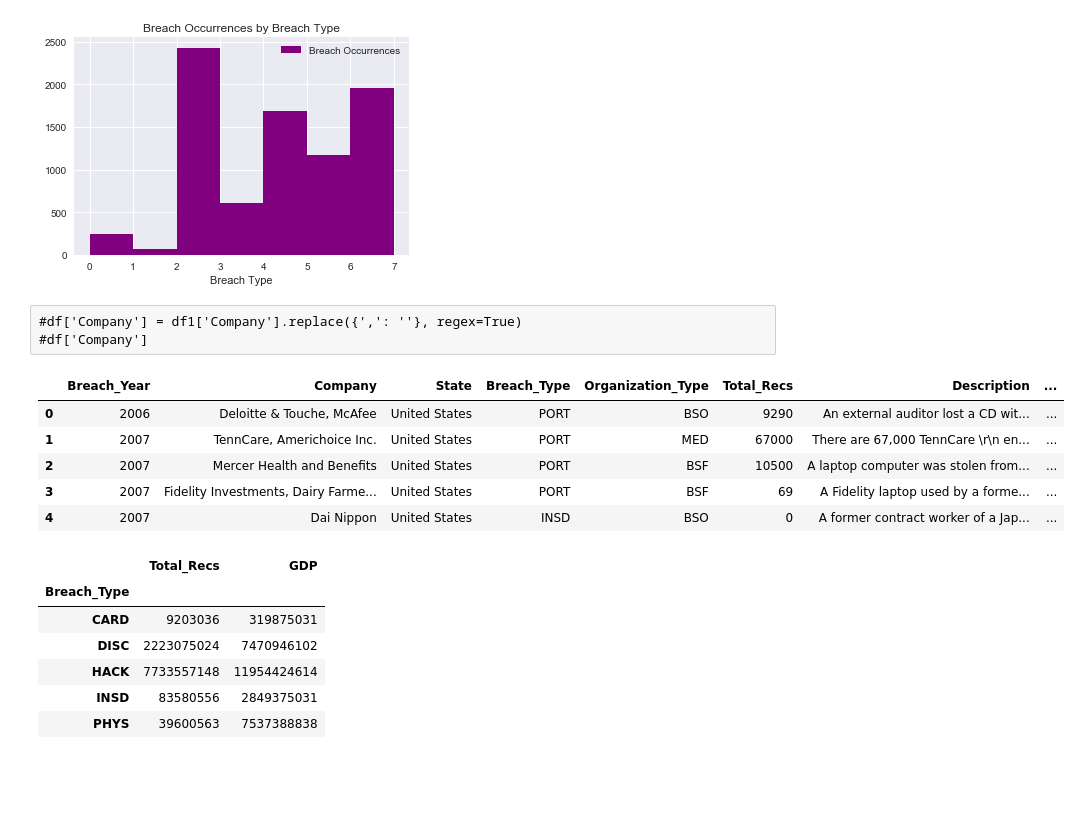
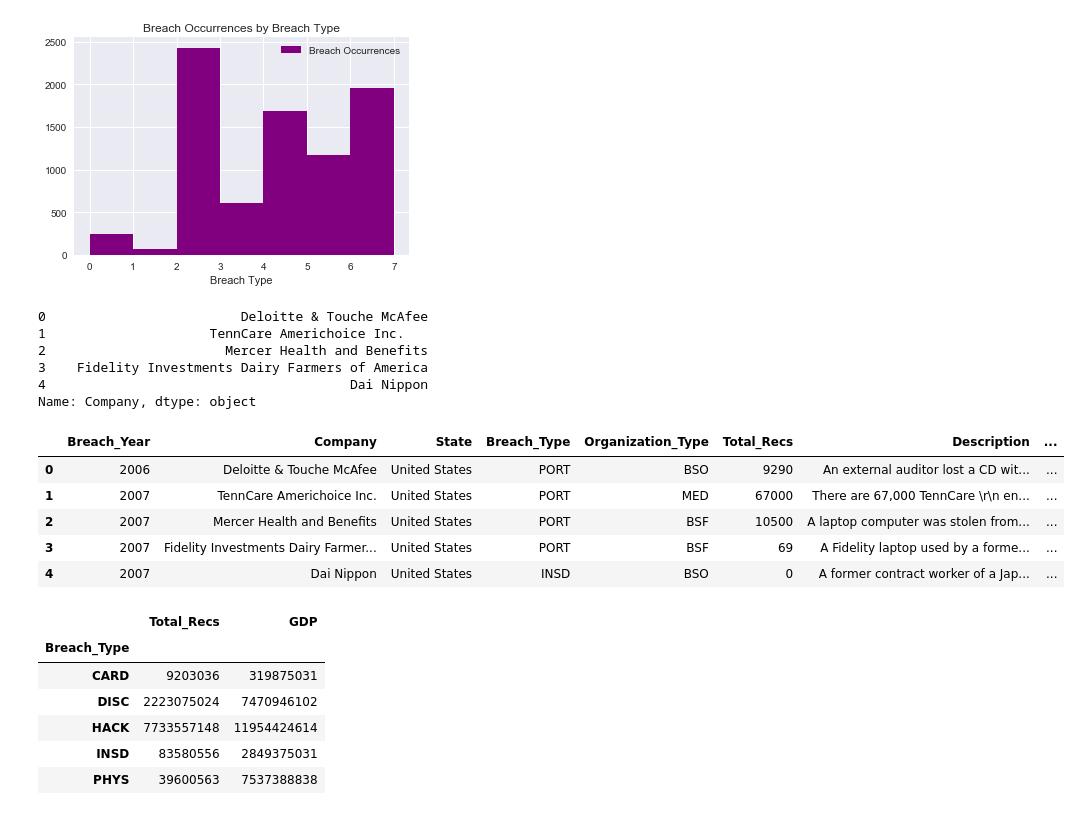
Before and after one commit to dmrod01/Capstone, a Jupyter notebook: Exploratory_Data_Analysis_and_Data_Visualization.ipynb, the cells around one changed output. Saved outputs shown, nothing was run; the diff lists cells and outputs as text; code cells hidden in the pictures; blank space fills up the shorter version.

```diff
--- a/Exploratory_Data_Analysis_and_Data_Visualization.ipynb
+++ b/Exploratory_Data_Analysis_and_Data_Visualization.ipynb
@@ -305,21 +292,28 @@ plt.legend()
 # %% [output]
 <matplotlib.legend.Legend at 0x...>
 [figure]
-# %% [raw]
-#df['Company'] = df1['Company'].replace({',': ''}, regex=True)
-#df['Company']
+# %%
+df['Company'] = df['Company'].replace({',': ''}, regex=True)
+df['Company'].head(5)
+# %% [output]
+0                         Deloitte & Touche McAfee
+1                     TennCare Americhoice Inc.
+2                       Mercer Health and Benefits
+3    Fidelity Investments Dairy Farmers of America
+4                                       Dai Nippon
+Name: Company, dtype: object
 # %%
 # Convert to string to get meaningful statistics
-df1['Breach_Type_CAT'] = df1['Breach_Type_CAT'].astype(str)
-df1['Organization_Type_CAT'] = df1['Organization_Type_CAT'].astype(str)
-df1['State_CAT'] = df1['State_CAT'].astype(str)
-df1['Year_CAT'] = df1['Year_CAT'].astype(str)
-df1.head()
+df['Breach_Type_CAT'] = df['Breach_Type_CAT'].astype(str)
+df['Organization_Type_CAT'] = df['Organization_Type_CAT'].astype(str)
+df['State_CAT'] = df['State_CAT'].astype(str)
+df['Year_CAT'] = df['Year_CAT'].astype(str)
+df.head()
 # %% [output]
 |  | Breach_Year | Company | State | Breach_Type | Organization_Type | Total_Recs | Description | ... |
-| 0 | 2006 | Deloitte & Touche, McAfee | United States | PORT | BSO | 9290 | An external auditor lost a CD wit... | ... |
-| 1 | 2007 | TennCare, Americhoice Inc. | United States | PORT | MED | 67000 | There are 67,000 TennCare \r\n en... | ... |
+| 0 | 2006 | Deloitte & Touche McAfee | United States | PORT | BSO | 9290 | An external auditor lost a CD wit... | ... |
+| 1 | 2007 | TennCare Americhoice Inc. | United States | PORT | MED | 67000 | There are 67,000 TennCare \r\n en... | ... |
 | 2 | 2007 | Mercer Health and Benefits | United States | PORT | BSF | 10500 | A laptop computer was stolen from... | ... |
-| 3 | 2007 | Fidelity Investments, Dairy Farme... | United States | PORT | BSF | 69 | A Fidelity laptop used by a forme... | ... |
+| 3 | 2007 | Fidelity Investments Dairy Farmer... | United States | PORT | BSF | 69 | A Fidelity laptop used by a forme... | ... |
 | 4 | 2007 | Dai Nippon | United States | INSD | BSO | 0 | A former contract worker of a Jap... | ... |
 # %%
```
Also changed, not shown: parts of 30 cells of this notebook, 4 other files.
